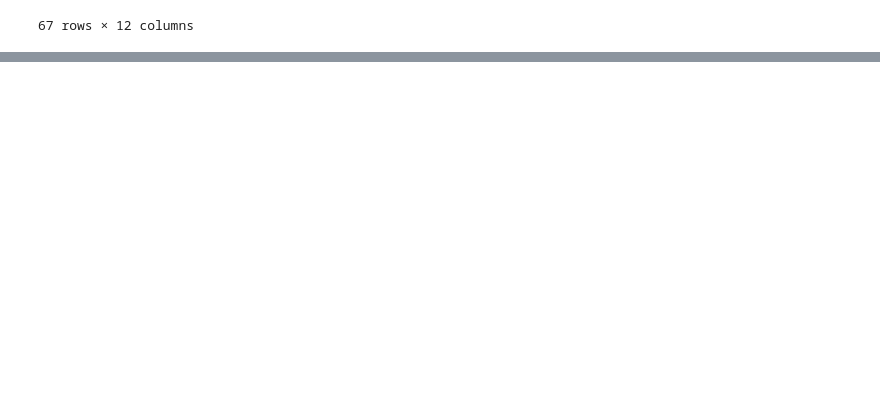
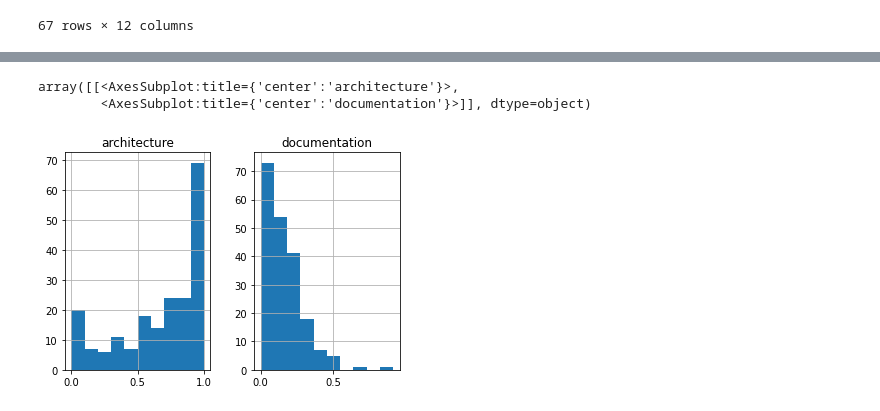
Before and after one commit to jayantxchauhan/food-production-analysis-research-paper, a Jupyter notebook: files/data-science/software-engineering/explore-github-dataset.ipynb, the cells around one changed output, grey strips where cells are left out. Saved outputs shown, nothing was run; the diff lists cells and outputs as text; code cells hidden in the pictures; blank space fills up the shorter version.

```diff
--- a/files/data-science/software-engineering/explore-github-dataset.ipynb
+++ b/files/data-science/software-engineering/explore-github-dataset.ipynb
@@ -173,3 +174,11 @@ df.loc[lambda df: df['stars'] > 25]
 | 89 | https://github.com/djblets/djblets | 0.756250 | 0 | 2 | 0.299438 | 14.881356 | 0 | ... |
 | 91 | https://github.com/proycon/pynlpl | 0.873016 | 1 | 1 | 0.207613 | 18.454544 | 1 | ... |
 | 98 | https://github.com/ramusus/kinopo... | 0.750000 | 1 | 2 | 0.065831 | 2.040000 | 1 | ... |
+# %%
+# create a histogram plot of attributes in the data frame
+df = validation_data
+df.hist(column=["architecture", "documentation"])
+# %% [output]
+array([[<AxesSubplot:title={'center':'architecture'}>,
+        <AxesSubplot:title={'center':'documentation'}>]], dtype=object)
+[figure, added]
```
Also changed, not shown: parts of 4 cells of this notebook, 2 other files.
